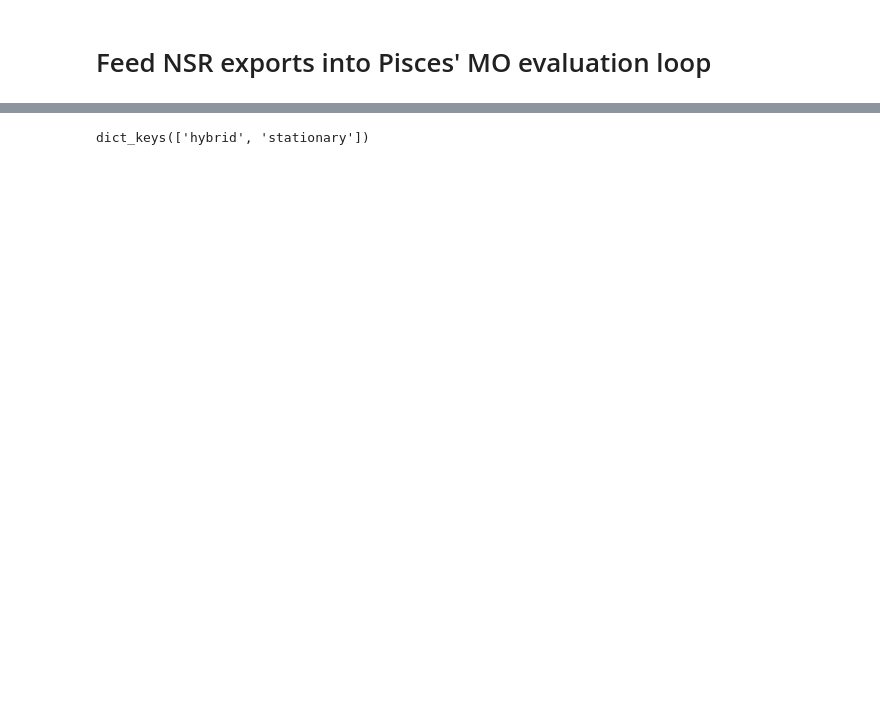
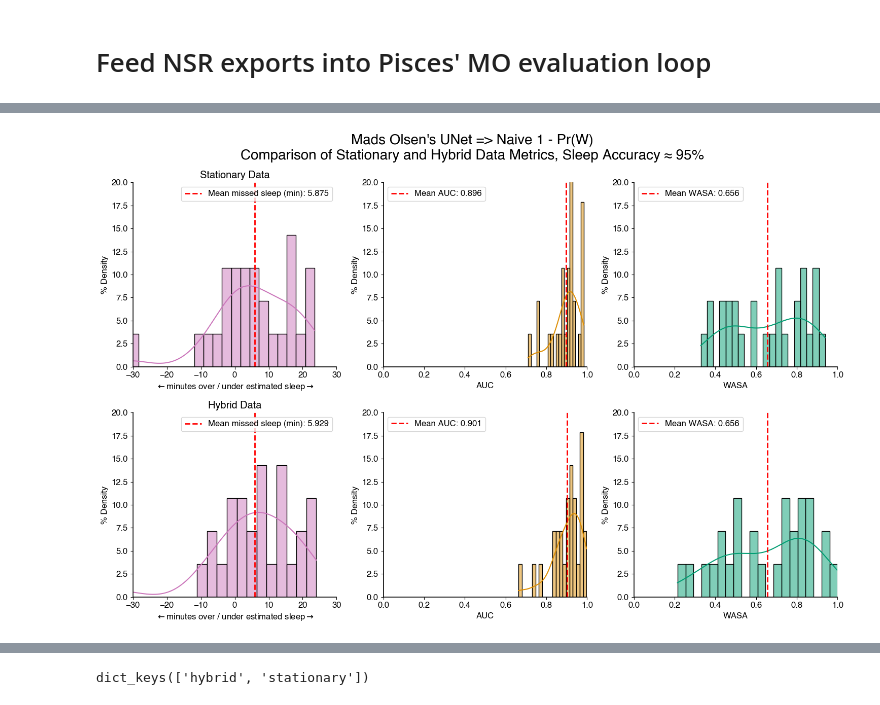
Before and after one commit to Arcascope/pisces, a Jupyter notebook: analyses/NHRC/pisces_vs_NSR.ipynb, the cells around one changed output, grey strips where cells are left out. Cells and saved outputs as stored; diff of their text form; code cells hidden in the pictures; blank space fills up the shorter version.

```diff
--- a/analyses/NHRC/pisces_vs_NSR.ipynb
+++ b/analyses/NHRC/pisces_vs_NSR.ipynb
@@ -4,0 +165,23 @@ import numpy as np
+# %%
+import matplotlib.pyplot as plt
+
+fig, axs = plt.subplots(2, 3, figsize=(15, 10))
+
+naive_evaluations_df = evaluations_df[evaluations_df[MODEL_COLUMN] == NAIVE_LOWER]
+naive_evaluations_df = naive_evaluations_df[naive_evaluations_df[SLEEP_ACCURACY_COLUMN] == WASA_SLEEP_PERCENT]
+naive_stationary = naive_evaluations_df[naive_evaluations_df[SCENARIO_COLUMN] == STATIONARY_LOWER]
+naive_hybrid = naive_evaluations_df[naive_evaluations_df[SCENARIO_COLUMN] == HYBRID_LOWER]
+
+tri_plot_metrics(naive_stationary, axs=axs[0], axs_set_name=STATIONARY_SET_NAME,
+                 wasa_column=WASA_COLUMN, accuracy_column=ACCURACY_COLUMN, auroc_column=AUROC_COLUMN)
+tri_plot_metrics(naive_hybrid, axs=axs[1], axs_set_name=HYBRID_SET_NAME,
+                 wasa_column=WASA_COLUMN, accuracy_column=ACCURACY_COLUMN, auroc_column=AUROC_COLUMN)
+for ax in axs.flatten():
+    ax.set_ylim(0, 20)
+
+fig.suptitle(f"Mads Olsen's UNet => Naive 1 - Pr(W)\n{SECOND_TITLE_LINE}", fontsize=20)
+
+fig.tight_layout()
+fig.savefig(DEFAULT_EVALUATION_DIR.joinpath(f"{NAIVE_LOWER}_triplot_{WASA_SLEEP_PERCENT}.png"), dpi=TRIPLOT_DPI, bbox_inches='tight')
+# %% [output]
+[figure, added]
```
Also changed, not shown: parts of 18 cells of this notebook, 1 other file.
